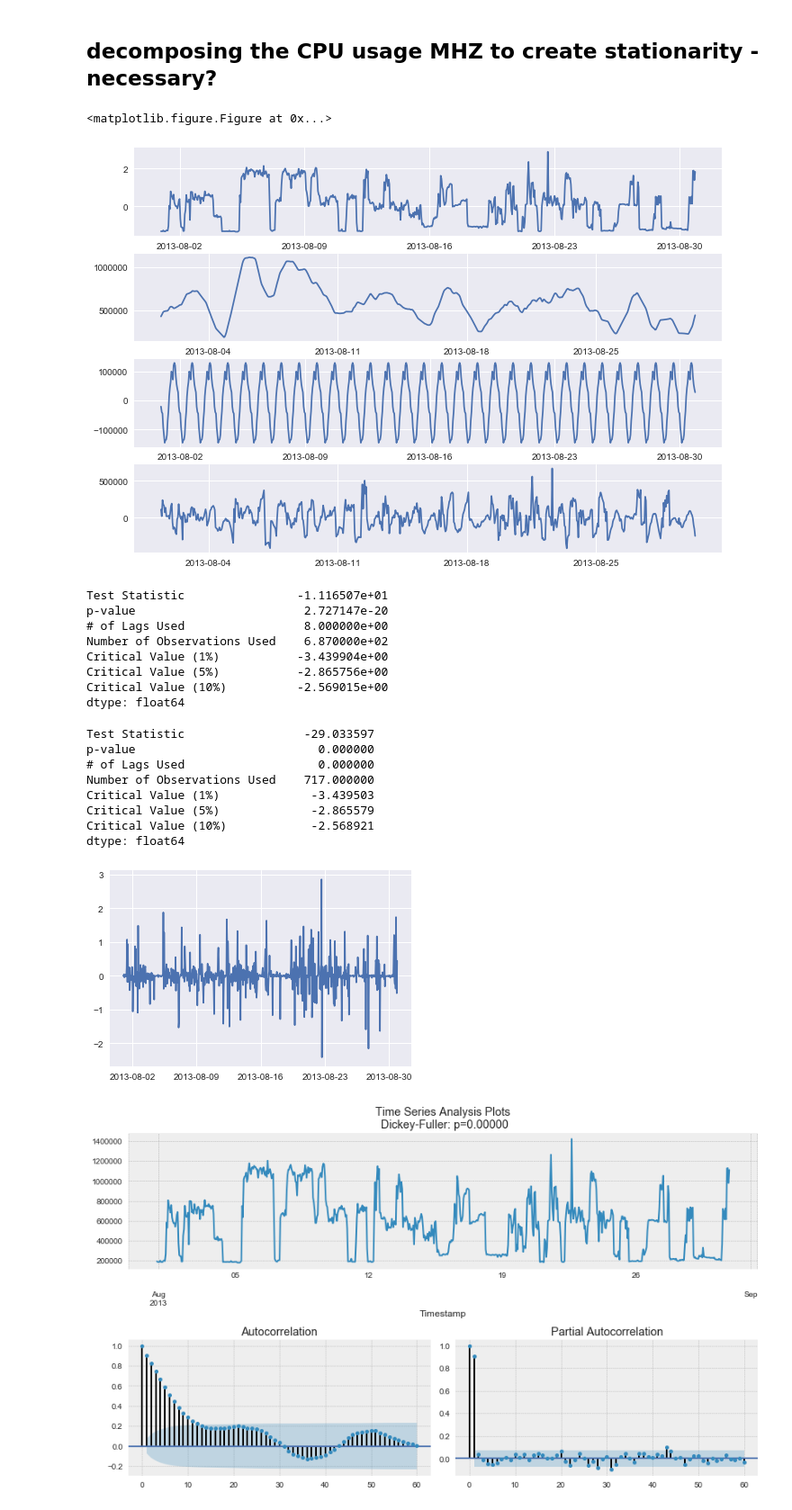
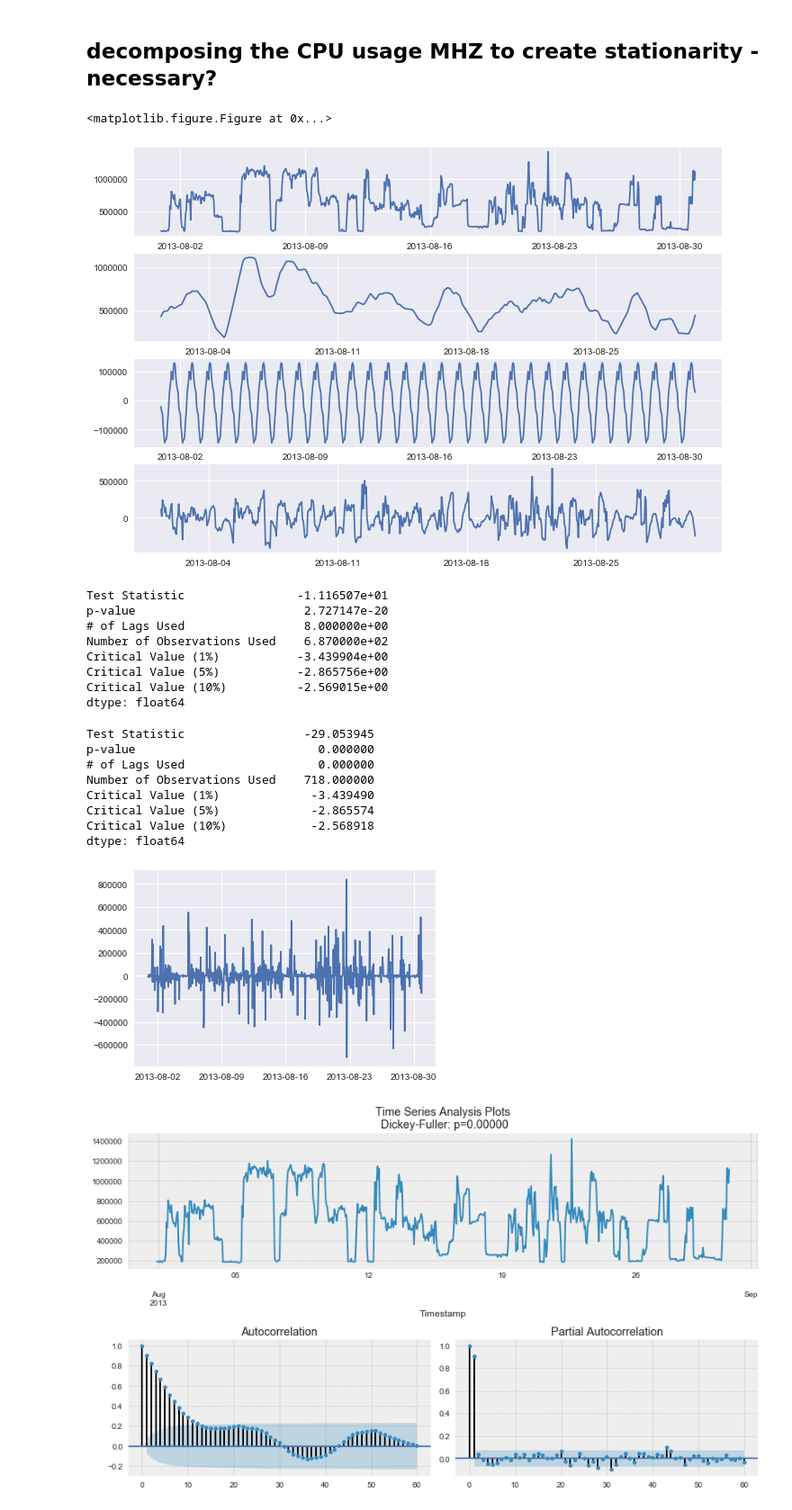
Before and after one commit to JessieRayeBauer/Time-Series-Forecasting-, a Jupyter notebook: Manifold_6_13_CLEAN_SUMMED.py.ipynb, the cells around one changed output. Shown at 90% size. Cells and saved outputs as stored; diff of their text form; code cells hidden in the pictures.

```diff
--- a/Manifold_6_13_CLEAN_SUMMED.py.ipynb
+++ b/Manifold_6_13_CLEAN_SUMMED.py.ipynb
@@ -268,14 +249,14 @@ plt.figure(figsize=(15,5))
 fig, (ax1, ax2, ax3, ax4) = plt.subplots(4)
 fig.set_size_inches(11.7, 8.27)
 
-ax1.plot(standardizeddf['CPU usage [MHZ]'])
+ax1.plot(hourlydat['CPU usage [MHZ]'])
 ax2.plot(decomp.trend)
 ax3.plot(decomp.seasonal)
 ax4.plot(decomp.resid)
 sns.despine()
 # %% [output]
 <matplotlib.figure.Figure at 0x...>
-[figure, old version]
+[figure, new version]
 # %%
 ## LOOK AT RESIDUALS
 resid = decomp.resid.dropna()
@@ -292,22 +273,22 @@ Critical Value (10%)          -2.569015e+00
 dtype: float64
 # %%
 ### look at difference
-diffed = standardizeddf['CPU usage [MHZ]'] - standardizeddf['CPU usage [MHZ]'].shift()
+diffed = hourlydat['CPU usage [MHZ]'] - hourlydat['CPU usage [MHZ]'].shift()
 diffed.dropna(inplace=True)
 plt.plot(diffed)
 sns.despine()
 diffed_adf = adfuller(diffed, autolag='AIC')
 adf_output(diffed_adf)
 # %% [output]
-Test Statistic                 -29.033597
+Test Statistic                 -29.053945
 p-value                          0.000000
 # of Lags Used                   0.000000
-Number of Observations Used    717.000000
-Critical Value (1%)             -3.439503
-Critical Value (5%)             -2.865579
-Critical Value (10%)            -2.568921
+Number of Observations Used    718.000000
+Critical Value (1%)             -3.439490
+Critical Value (5%)             -2.865574
+Critical Value (10%)            -2.568918
 dtype: float64
-[figure, old version]
+[figure, new version]
 # %%
 ## Time series plot creator
 def tsplot(y, lags=None, figsize=(12, 7), style='bmh'):
```
Also changed, not shown: parts of 55 cells of this notebook, 1 other file.
